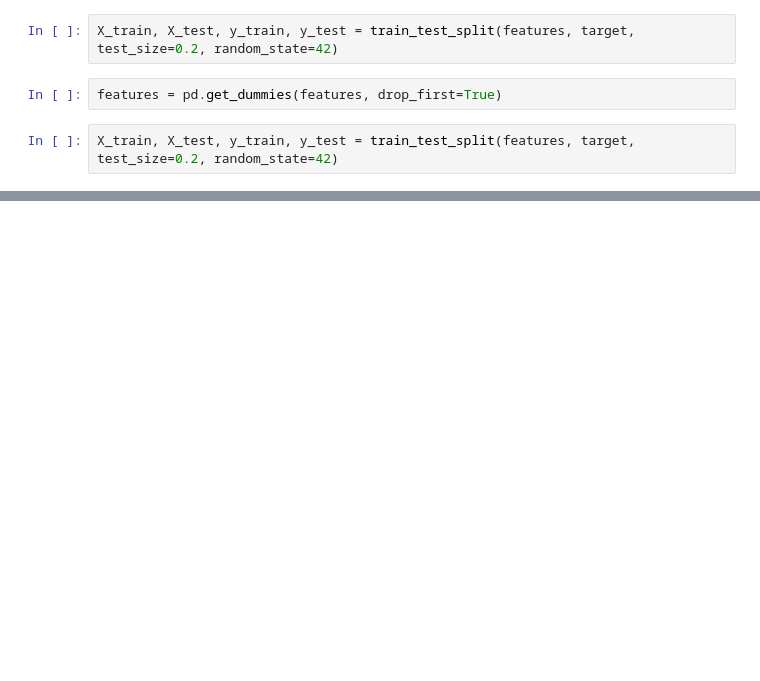
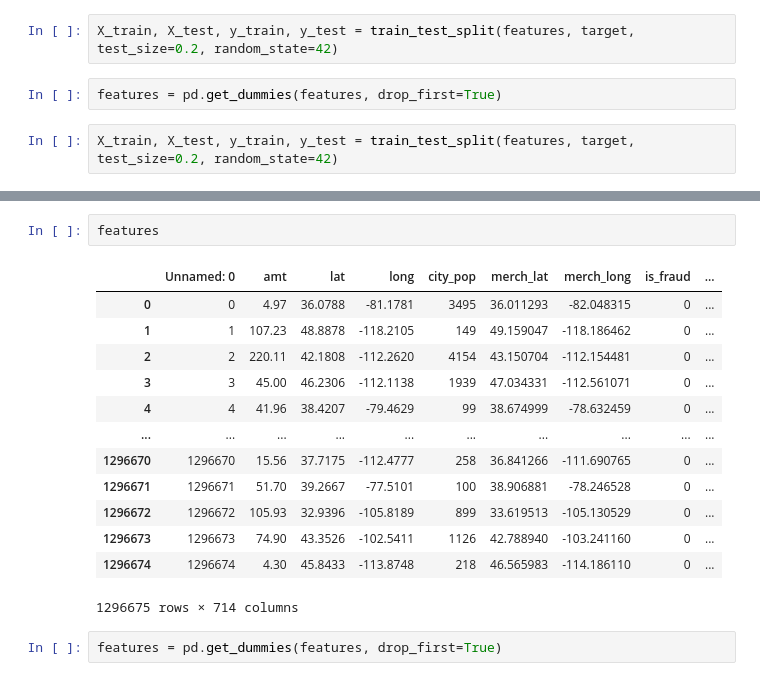
Before and after one commit to hewansirak/Credit-Card-Fraud-Detection, a Jupyter notebook: fraud.ipynb, the cells around one changed output, grey strips where cells are left out. Cells and saved outputs as stored; diff of their text form; blank space fills up the shorter version.

```diff
--- a/fraud.ipynb
+++ b/fraud.ipynb
@@ -77,0 +286,18 @@ KeyboardInterrupt:
+# %%
+features
+# %% [output]
+|  | Unnamed: 0 | amt | lat | long | city_pop | merch_lat | merch_long | is_fraud | ... |
+| 0 | 0 | 4.97 | 36.0788 | -81.1781 | 3495 | 36.011293 | -82.048315 | 0 | ... |
+| 1 | 1 | 107.23 | 48.8878 | -118.2105 | 149 | 49.159047 | -118.186462 | 0 | ... |
+| 2 | 2 | 220.11 | 42.1808 | -112.2620 | 4154 | 43.150704 | -112.154481 | 0 | ... |
+| 3 | 3 | 45.00 | 46.2306 | -112.1138 | 1939 | 47.034331 | -112.561071 | 0 | ... |
+| 4 | 4 | 41.96 | 38.4207 | -79.4629 | 99 | 38.674999 | -78.632459 | 0 | ... |
+| ... | ... | ... | ... | ... | ... | ... | ... | ... | ... |
+| 1296670 | 1296670 | 15.56 | 37.7175 | -112.4777 | 258 | 36.841266 | -111.690765 | 0 | ... |
+| 1296671 | 1296671 | 51.70 | 39.2667 | -77.5101 | 100 | 38.906881 | -78.246528 | 0 | ... |
+| 1296672 | 1296672 | 105.93 | 32.9396 | -105.8189 | 899 | 33.619513 | -105.130529 | 0 | ... |
+| 1296673 | 1296673 | 74.90 | 43.3526 | -102.5411 | 1126 | 42.788940 | -103.241160 | 0 | ... |
+| 1296674 | 1296674 | 4.30 | 45.8433 | -113.8748 | 218 | 46.565983 | -114.186110 | 0 | ... |
+1296675 rows × 714 columns
+# %%
+features = pd.get_dummies(features, drop_first=True)
```
Also changed, not shown: parts of 25 cells of this notebook, 2 other files.
